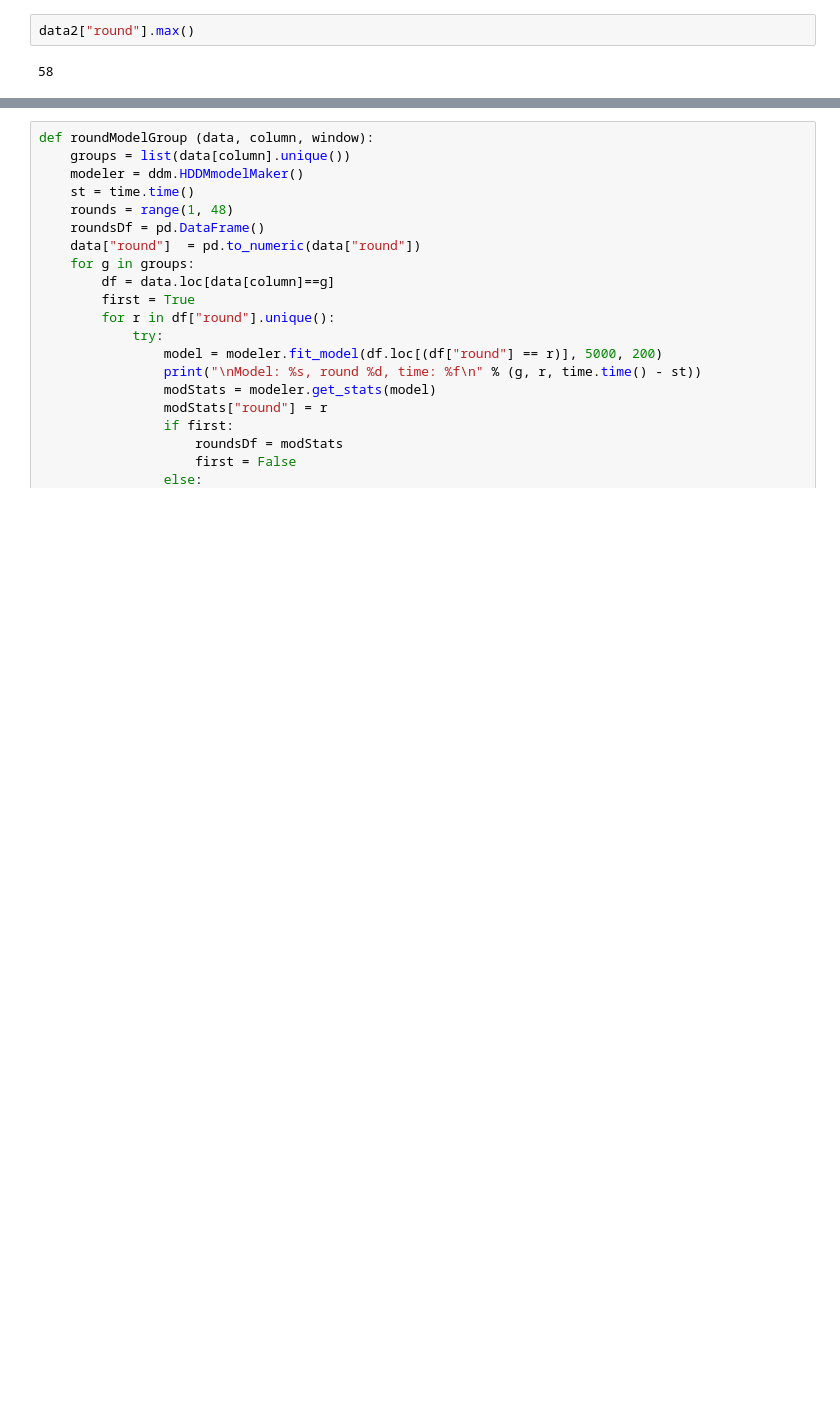
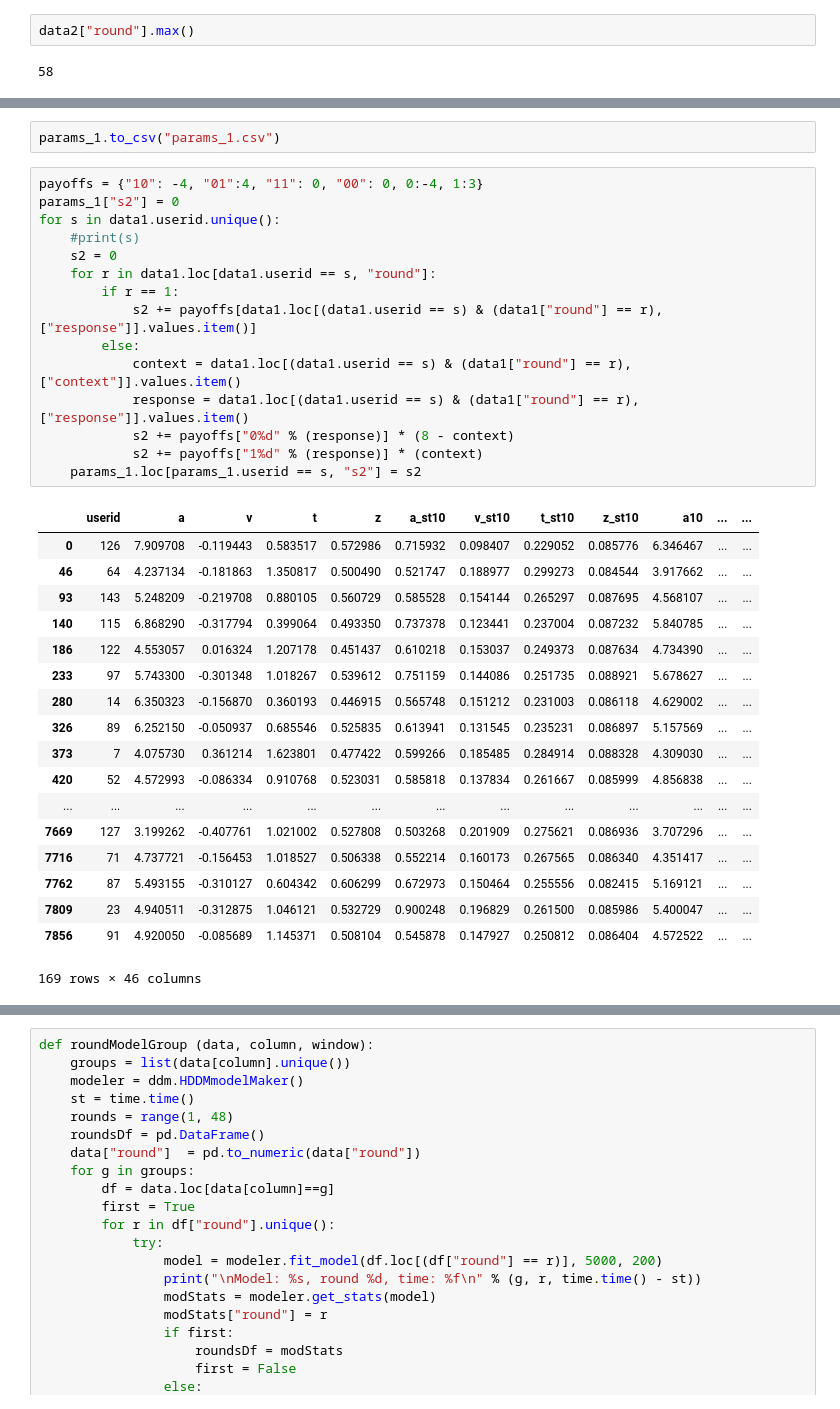
Before and after one commit to eladiomontero/DecisionTimes, a Jupyter notebook: Madrid data/MadridData.ipynb, the cells around one changed output, grey strips where cells are left out. Cells and saved outputs as stored; diff of their text form; blank space fills up the shorter version.

```diff
--- a/Madrid data/MadridData.ipynb
+++ b/Madrid data/MadridData.ipynb
@@ -157,0 +206,36 @@ data2["round"].max()
+# %%
+params_1.to_csv("params_1.csv")
+# %%
+payoffs = {"10": -4, "01":4, "11": 0, "00": 0, 0:-4, 1:3}
+params_1["s2"] = 0
+for s in data1.userid.unique():
+    #print(s)
+    s2 = 0
+    for r in data1.loc[data1.userid == s, "round"]:
+        if r == 1:
+            s2 += payoffs[data1.loc[(data1.userid == s) & (data1["round"] == r), ["response"]].values.item()]
+        else:
+            context = data1.loc[(data1.userid == s) & (data1["round"] == r), ["context"]].values.item()
+            response = data1.loc[(data1.userid == s) & (data1["round"] == r), ["response"]].values.item()
+            s2 += payoffs["0%d" % (response)] * (8 - context)
+            s2 += payoffs["1%d" % (response)] * (context)
+    params_1.loc[params_1.userid == s, "s2"] = s2
+# %% [output]
+|  | userid | a | v | t | z | a_st10 | v_st10 | t_st10 | z_st10 | a10 | ... | ... |
+| 0 | 126 | 7.909708 | -0.119443 | 0.583517 | 0.572986 | 0.715932 | 0.098407 | 0.229052 | 0.085776 | 6.346467 | ... | ... |
+| 46 | 64 | 4.237134 | -0.181863 | 1.350817 | 0.500490 | 0.521747 | 0.188977 | 0.299273 | 0.084544 | 3.917662 | ... | ... |
+| 93 | 143 | 5.248209 | -0.219708 | 0.880105 | 0.560729 | 0.585528 | 0.154144 | 0.265297 | 0.087695 | 4.568107 | ... | ... |
+| 140 | 115 | 6.868290 | -0.317794 | 0.399064 | 0.493350 | 0.737378 | 0.123441 | 0.237004 | 0.087232 | 5.840785 | ... | ... |
+| 186 | 122 | 4.553057 | 0.016324 | 1.207178 | 0.451437 | 0.610218 | 0.153037 | 0.249373 | 0.087634 | 4.734390 | ... | ... |
+| 233 | 97 | 5.743300 | -0.301348 | 1.018267 | 0.539612 | 0.751159 | 0.144086 | 0.251735 | 0.088921 | 5.678627 | ... | ... |
+| 280 | 14 | 6.350323 | -0.156870 | 0.360193 | 0.446915 | 0.565748 | 0.151212 | 0.231003 | 0.086118 | 4.629002 | ... | ... |
+| 326 | 89 | 6.252150 | -0.050937 | 0.685546 | 0.525835 | 0.613941 | 0.131545 | 0.235231 | 0.086897 | 5.157569 | ... | ... |
+| 373 | 7 | 4.075730 | 0.361214 | 1.623801 | 0.477422 | 0.599266 | 0.185485 | 0.284914 | 0.088328 | 4.309030 | ... | ... |
+| 420 | 52 | 4.572993 | -0.086334 | 0.910768 | 0.523031 | 0.585818 | 0.137834 | 0.261667 | 0.085999 | 4.856838 | ... | ... |
+| ... | ... | ... | ... | ... | ... | ... | ... | ... | ... | ... | ... | ... |
+| 7669 | 127 | 3.199262 | -0.407761 | 1.021002 | 0.527808 | 0.503268 | 0.201909 | 0.275621 | 0.086936 | 3.707296 | ... | ... |
+| 7716 | 71 | 4.737721 | -0.156453 | 1.018527 | 0.506338 | 0.552214 | 0.160173 | 0.267565 | 0.086340 | 4.351417 | ... | ... |
+| 7762 | 87 | 5.493155 | -0.310127 | 0.604342 | 0.606299 | 0.672973 | 0.150464 | 0.255556 | 0.082415 | 5.169121 | ... | ... |
+| 7809 | 23 | 4.940511 | -0.312875 | 1.046121 | 0.532729 | 0.900248 | 0.196829 | 0.261500 | 0.085986 | 5.400047 | ... | ... |
+| 7856 | 91 | 4.920050 | -0.085689 | 1.145371 | 0.508104 | 0.545878 | 0.147927 | 0.250812 | 0.086404 | 4.572522 | ... | ... |
+169 rows × 46 columns
```
Also changed, not shown: parts of 17 cells of this notebook, 3 other files.
